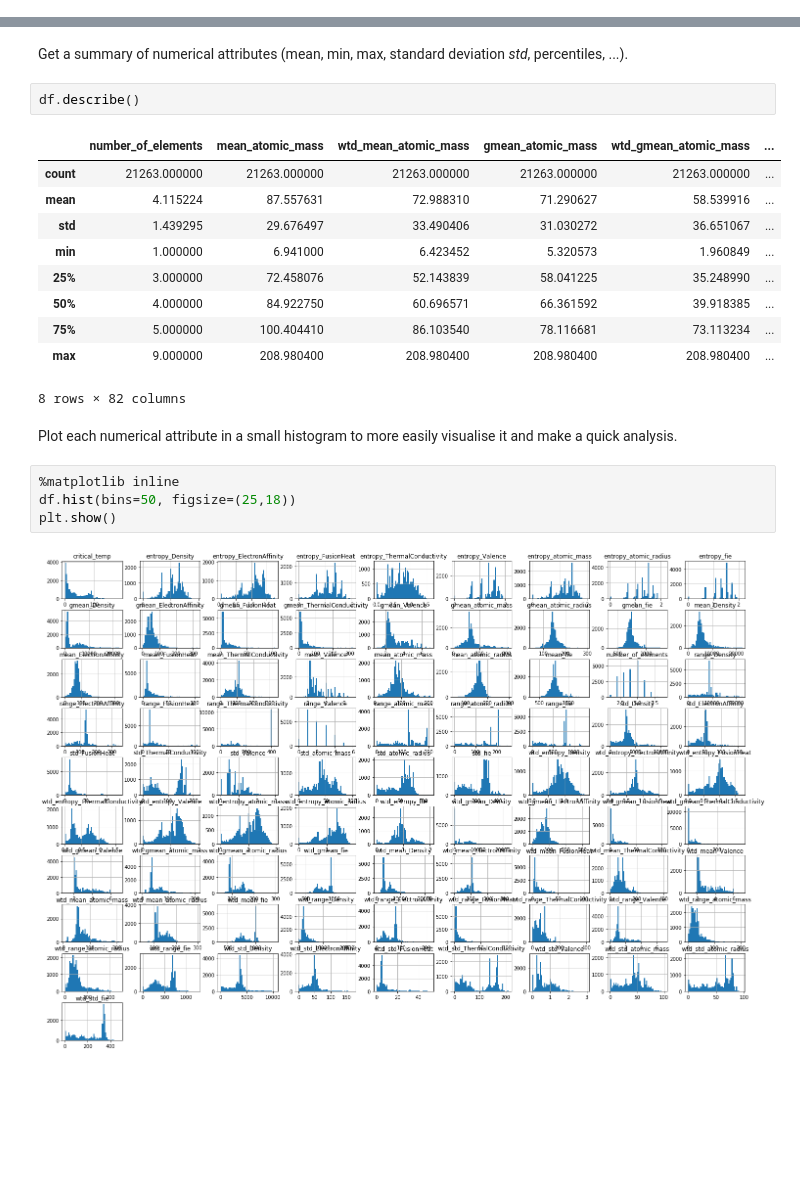
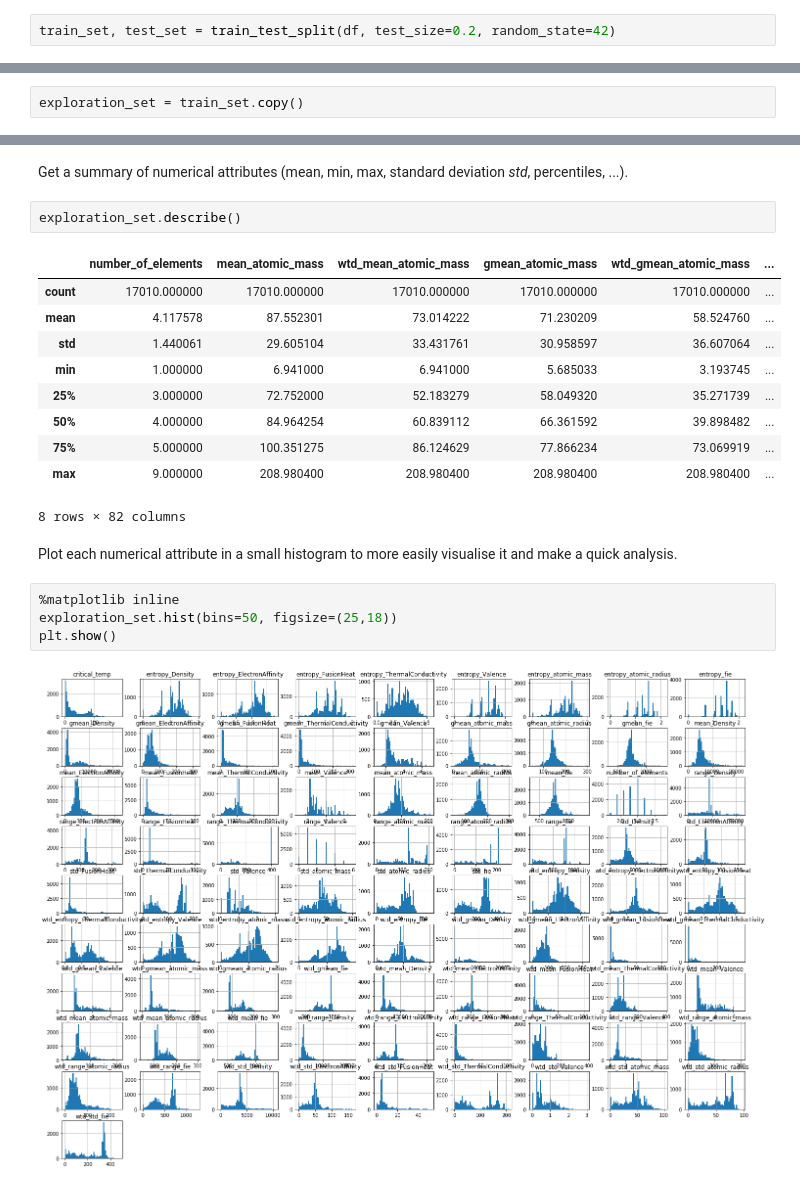
Before and after one commit to Adamouization/Superconductors-Critical-Temperature-Predictions-Regression, a Jupyter notebook: prototype/practical1.ipynb, the cells around one changed output, grey strips where cells are left out. Drawn from its saved outputs; the diff is of its cells as text; blank space fills up the shorter version.

Commit message:
Finish visualising/prepping data and start fitting Linear regression model

```diff
--- a/prototype/practical1.ipynb
+++ b/prototype/practical1.ipynb
@@ -17,0 +26,2 @@ df = pd.read_csv("../data/train.csv")
+# %%
+train_set, test_set = train_test_split(df, test_size=0.2, random_state=42)
@@ -18 +42,3 @@ df = pd.read_csv("../data/train.csv")
+# %%
+exploration_set = train_set.copy()
 # %% [markdown]
@@ -58,25 +84,25 @@ memory usage: 13.3 MB
 # %% [markdown]
 Get a summary of numerical attributes (mean, min, max, standard deviation *std*, percentiles, ...).
 # %%
-df.describe()
+exploration_set.describe()
 # %% [output]
 |  | number_of_elements | mean_atomic_mass | wtd_mean_atomic_mass | gmean_atomic_mass | wtd_gmean_atomic_mass | ... |
-| count | 21263.000000 | 21263.000000 | 21263.000000 | 21263.000000 | 21263.000000 | ... |
-| mean | 4.115224 | 87.557631 | 72.988310 | 71.290627 | 58.539916 | ... |
-| std | 1.439295 | 29.676497 | 33.490406 | 31.030272 | 36.651067 | ... |
-| min | 1.000000 | 6.941000 | 6.423452 | 5.320573 | 1.960849 | ... |
-| 25% | 3.000000 | 72.458076 | 52.143839 | 58.041225 | 35.248990 | ... |
-| 50% | 4.000000 | 84.922750 | 60.696571 | 66.361592 | 39.918385 | ... |
-| 75% | 5.000000 | 100.404410 | 86.103540 | 78.116681 | 73.113234 | ... |
+| count | 17010.000000 | 17010.000000 | 17010.000000 | 17010.000000 | 17010.000000 | ... |
+| mean | 4.117578 | 87.552301 | 73.014222 | 71.230209 | 58.524760 | ... |
+| std | 1.440061 | 29.605104 | 33.431761 | 30.958597 | 36.607064 | ... |
+| min | 1.000000 | 6.941000 | 6.941000 | 5.685033 | 3.193745 | ... |
+| 25% | 3.000000 | 72.752000 | 52.183279 | 58.049320 | 35.271739 | ... |
+| 50% | 4.000000 | 84.964254 | 60.839112 | 66.361592 | 39.898482 | ... |
+| 75% | 5.000000 | 100.351275 | 86.124629 | 77.866234 | 73.069919 | ... |
 | max | 9.000000 | 208.980400 | 208.980400 | 208.980400 | 208.980400 | ... |
 8 rows × 82 columns
 # %% [markdown]
 Plot each numerical attribute in a small histogram to more easily visualise it and make a quick analysis.
 # %%
 %matplotlib inline
-df.hist(bins=50, figsize=(25,18))
+exploration_set.hist(bins=50, figsize=(25,18))
 plt.show()
 # %% [output]
-[figure, old version]
+[figure, new version]
 # %% [markdown]
 --> This reveals 2 characteristics about the data:
```
Also changed, not shown: parts of 44 cells of this notebook, 2 other files.
